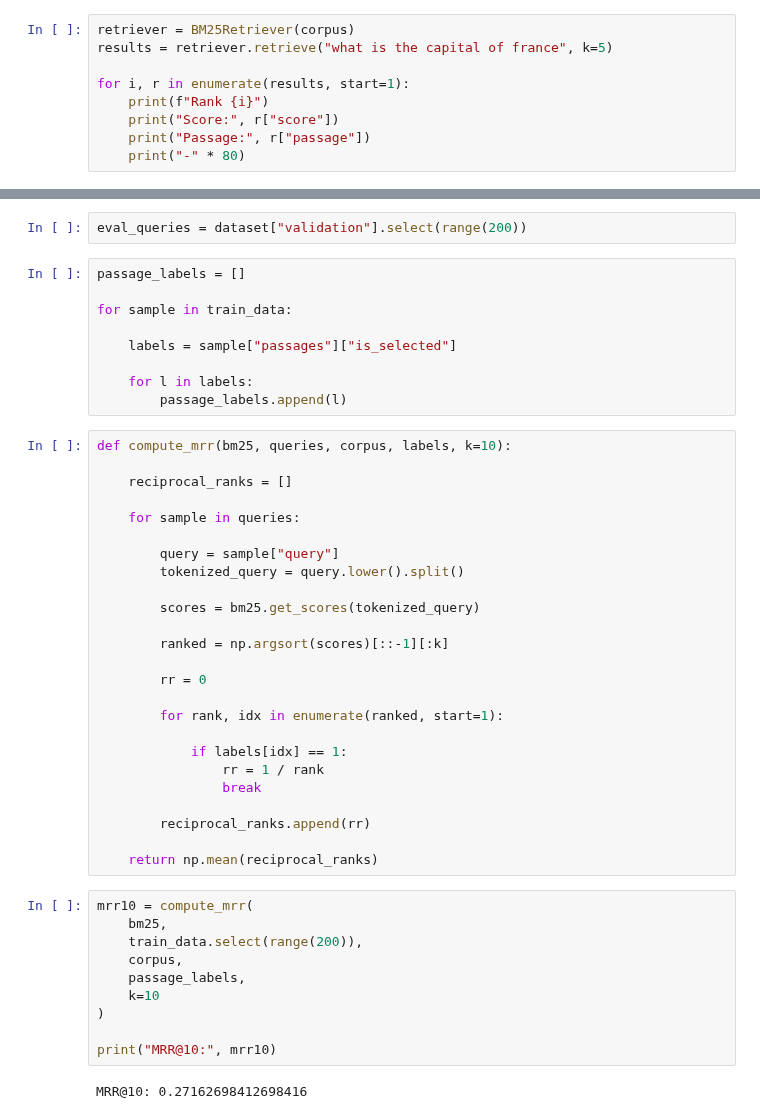
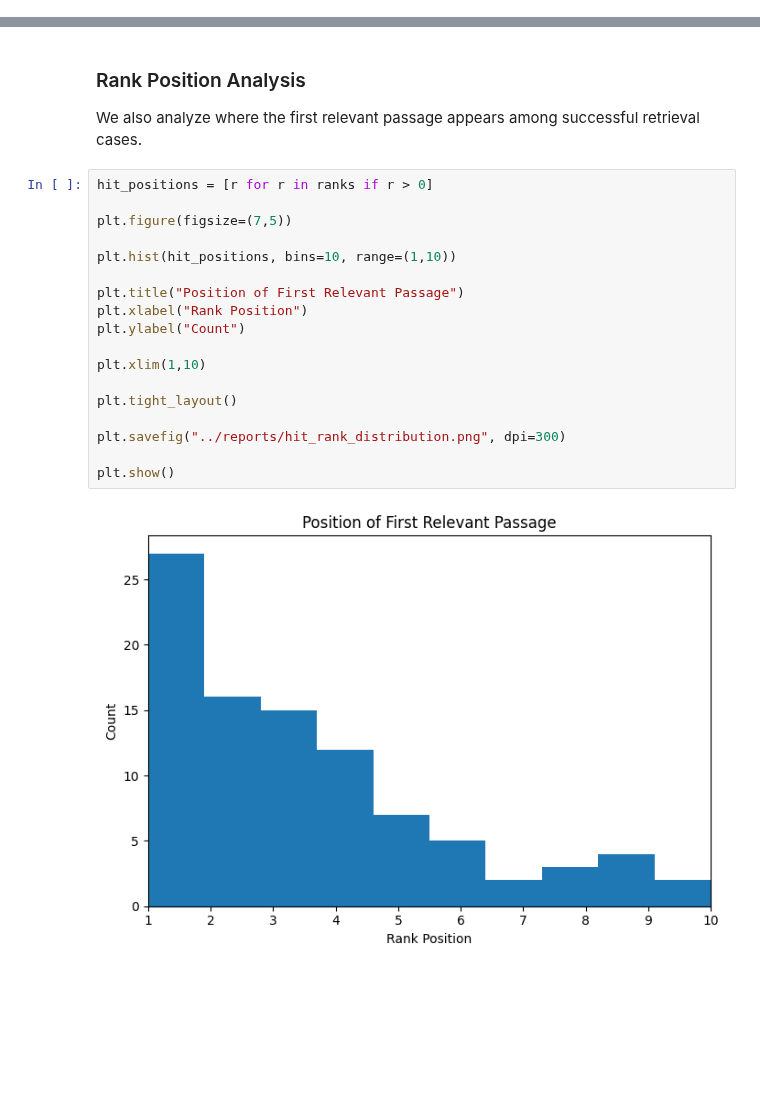
Before and after one commit to GioiaZheng/msmarco-genqa, a Jupyter notebook: notebooks/week02_retrieval.ipynb, the cells around one changed output, grey strips where cells are left out. Cells and saved outputs as stored; diff of their text form; blank space fills up the shorter version.

```diff
--- a/notebooks/week02_retrieval.ipynb
+++ b/notebooks/week02_retrieval.ipynb
@@ -200,9 +252,0 @@ from src.bm25_retriever import BM25Retriever
-# %%
-retriever = BM25Retriever(corpus)
-results = retriever.retrieve("what is the capital of france", k=5)
-
-for i, r in enumerate(results, start=1):
-    print(f"Rank {i}")
-    print("Score:", r["score"])
-    print("Passage:", r["passage"])
-    print("-" * 80)
@@ -230,48 +259,24 @@ Passage: The simplest way to do this is to just call Delta. You know what the pr
+# %% [markdown]
+### Rank Position Analysis
+
+We also analyze where the first relevant passage appears among successful retrieval cases.
 # %%
-eval_queries = dataset["validation"].select(range(200))
+hit_positions = [r for r in ranks if r > 0]
+
+plt.figure(figsize=(7,5))
+
+plt.hist(hit_positions, bins=10, range=(1,10))
+
+plt.title("Position of First Relevant Passage")
+plt.xlabel("Rank Position")
+plt.ylabel("Count")
+
+plt.xlim(1,10)
+
+plt.tight_layout()
+
+plt.savefig("../reports/hit_rank_distribution.png", dpi=300)
+
+plt.show()
+# %% [output]
+[figure, added]
-# %%
-passage_labels = []
-
-for sample in train_data:
-
-    labels = sample["passages"]["is_selected"]
-
-    for l in labels:
-        passage_labels.append(l)
-# %%
-def compute_mrr(bm25, queries, corpus, labels, k=10):
-
-    reciprocal_ranks = []
-
-    for sample in queries:
-
-        query = sample["query"]
-        tokenized_query = query.lower().split()
-
-        scores = bm25.get_scores(tokenized_query)
-
-        ranked = np.argsort(scores)[::-1][:k]
-
-        rr = 0
-
-        for rank, idx in enumerate(ranked, start=1):
-
-            if labels[idx] == 1:
-                rr = 1 / rank
-                break
-
-        reciprocal_ranks.append(rr)
-
-    return np.mean(reciprocal_ranks)
-# %%
-mrr10 = compute_mrr(
-    bm25,
-    train_data.select(range(200)),
-    corpus,
-    passage_labels,
-    k=10
-)
-
-print("MRR@10:", mrr10)
-# %% [output]
-MRR@10: 0.27162698412698416
```
Also changed, not shown: parts of 36 cells of this notebook, 9 other files.
